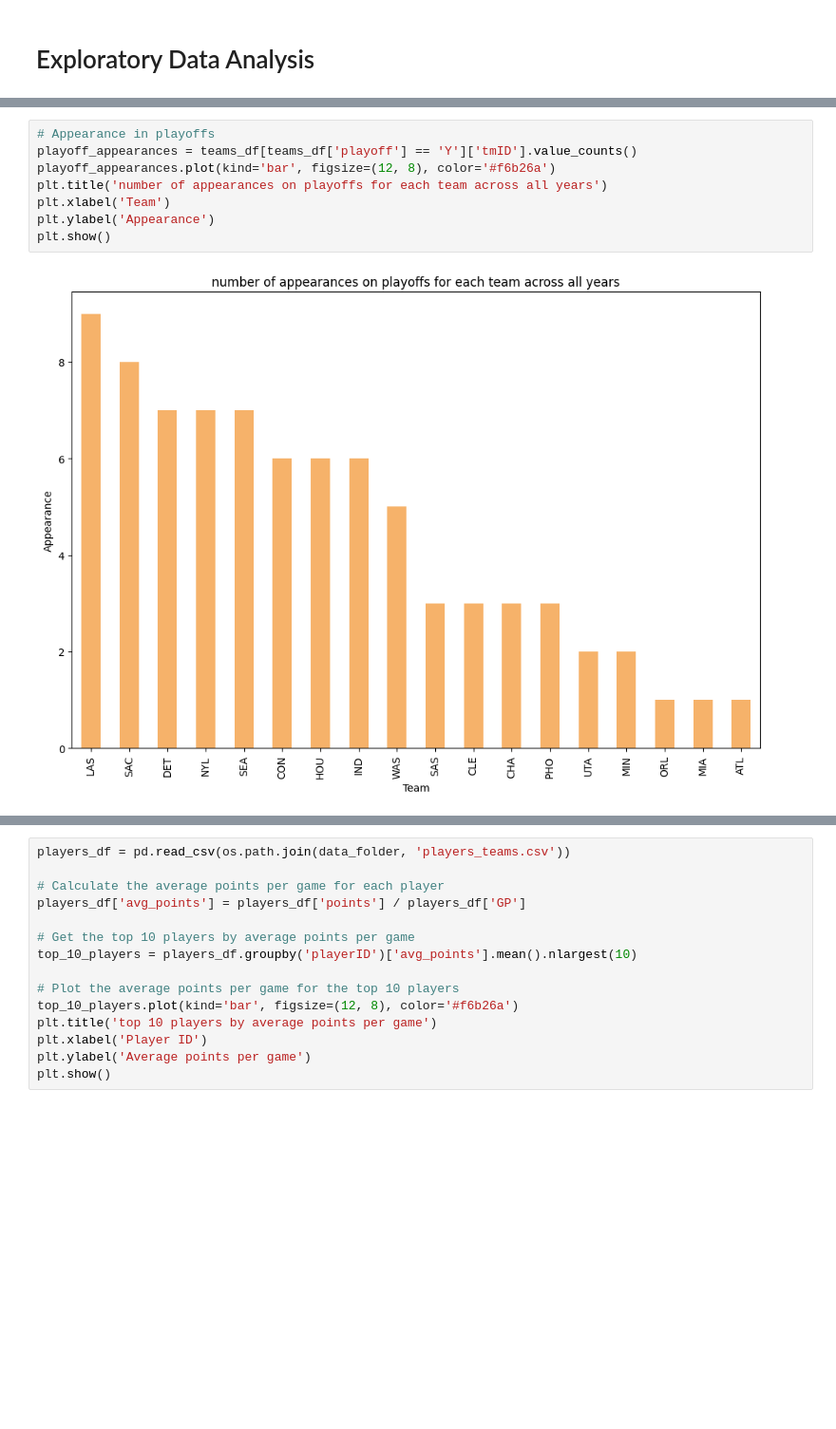
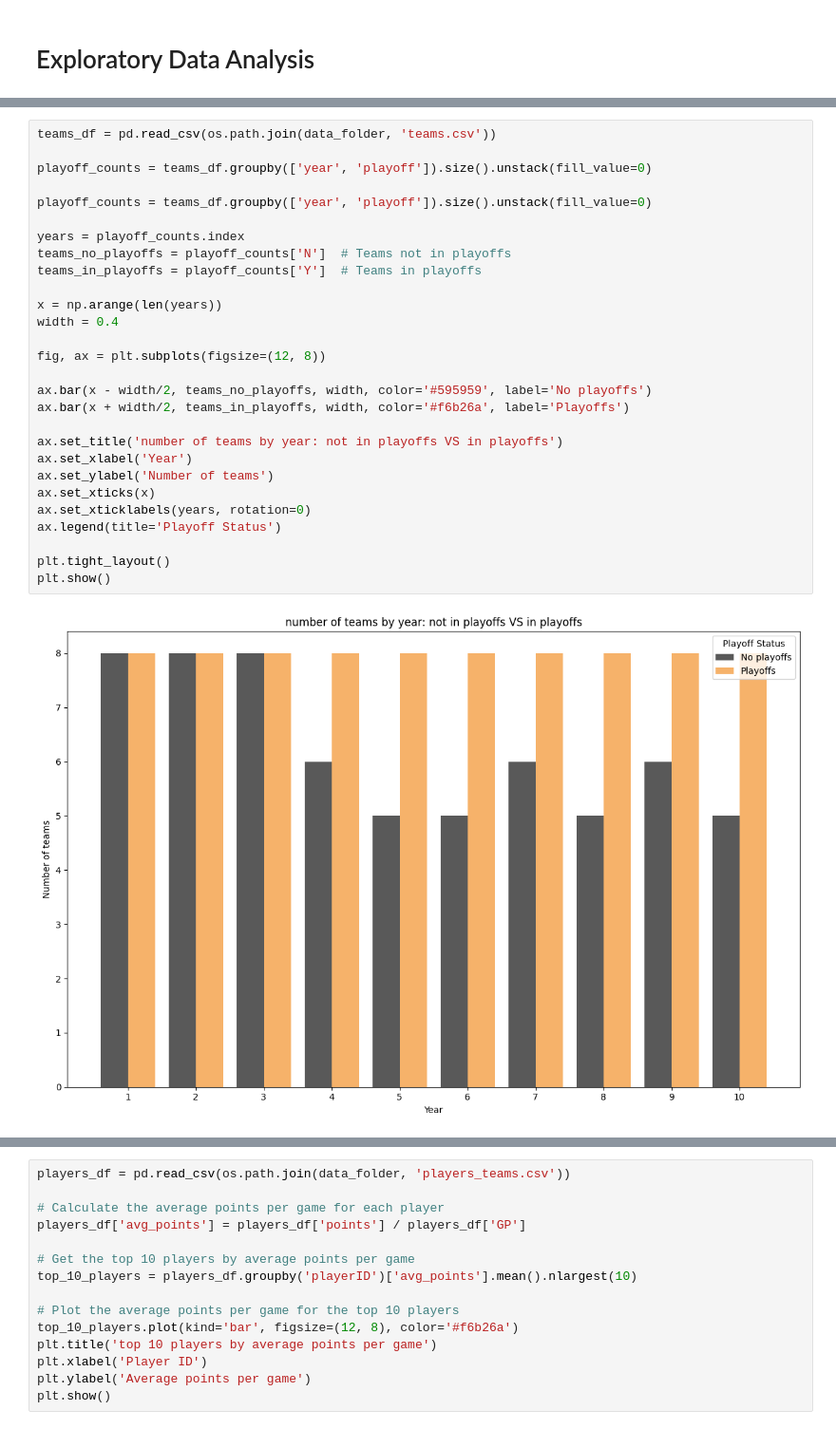
Before and after one commit to marisaazevedo/WNBA_playoffs_qualification_Predictor, a Jupyter notebook: data_exploration.ipynb, the cells around one changed output, grey strips where cells are left out. Shown at 95% size. Saved outputs shown, nothing was run; the diff lists cells and outputs as text; blank space fills up the shorter version.

Commit message:
improvement on plots quality

```diff
--- a/data_exploration.ipynb
+++ b/data_exploration.ipynb
@@ -57,10 +45,30 @@ plt.show()
-# %%
-# Appearance in playoffs
-playoff_appearances = teams_df[teams_df['playoff'] == 'Y']['tmID'].value_counts()
-playoff_appearances.plot(kind='bar', figsize=(12, 8), color='#f6b26a')
-plt.title('number of appearances on playoffs for each team across all years')
-plt.xlabel('Team')
-plt.ylabel('Appearance')
-plt.show()
-# %% [output]
-[figure, removed]
+# %%
+teams_df = pd.read_csv(os.path.join(data_folder, 'teams.csv'))
+
+playoff_counts = teams_df.groupby(['year', 'playoff']).size().unstack(fill_value=0)
+
+playoff_counts = teams_df.groupby(['year', 'playoff']).size().unstack(fill_value=0)
+
+years = playoff_counts.index
+teams_no_playoffs = playoff_counts['N']  # Teams not in playoffs
+teams_in_playoffs = playoff_counts['Y']  # Teams in playoffs
+
+x = np.arange(len(years))
+width = 0.4
+
+fig, ax = plt.subplots(figsize=(12, 8))
+
+ax.bar(x - width/2, teams_no_playoffs, width, color='#595959', label='No playoffs')
+ax.bar(x + width/2, teams_in_playoffs, width, color='#f6b26a', label='Playoffs')
+
+ax.set_title('number of teams by year: not in playoffs VS in playoffs')
+ax.set_xlabel('Year')
+ax.set_ylabel('Number of teams')
+ax.set_xticks(x)
+ax.set_xticklabels(years, rotation=0)
+ax.legend(title='Playoff Status')
+
+plt.tight_layout()
+plt.show()
+# %% [output]
+[figure, added]
```
Also changed, not shown: parts of 4 cells of this notebook.
